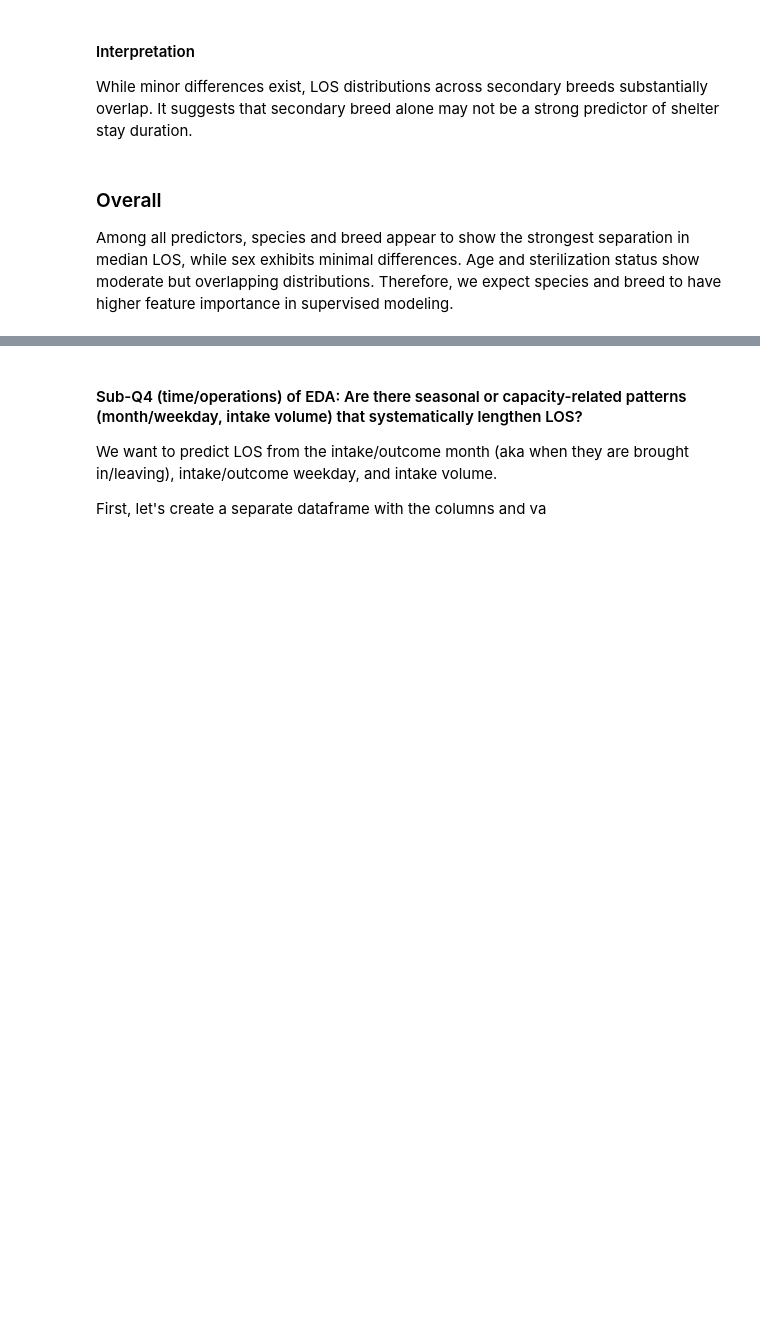
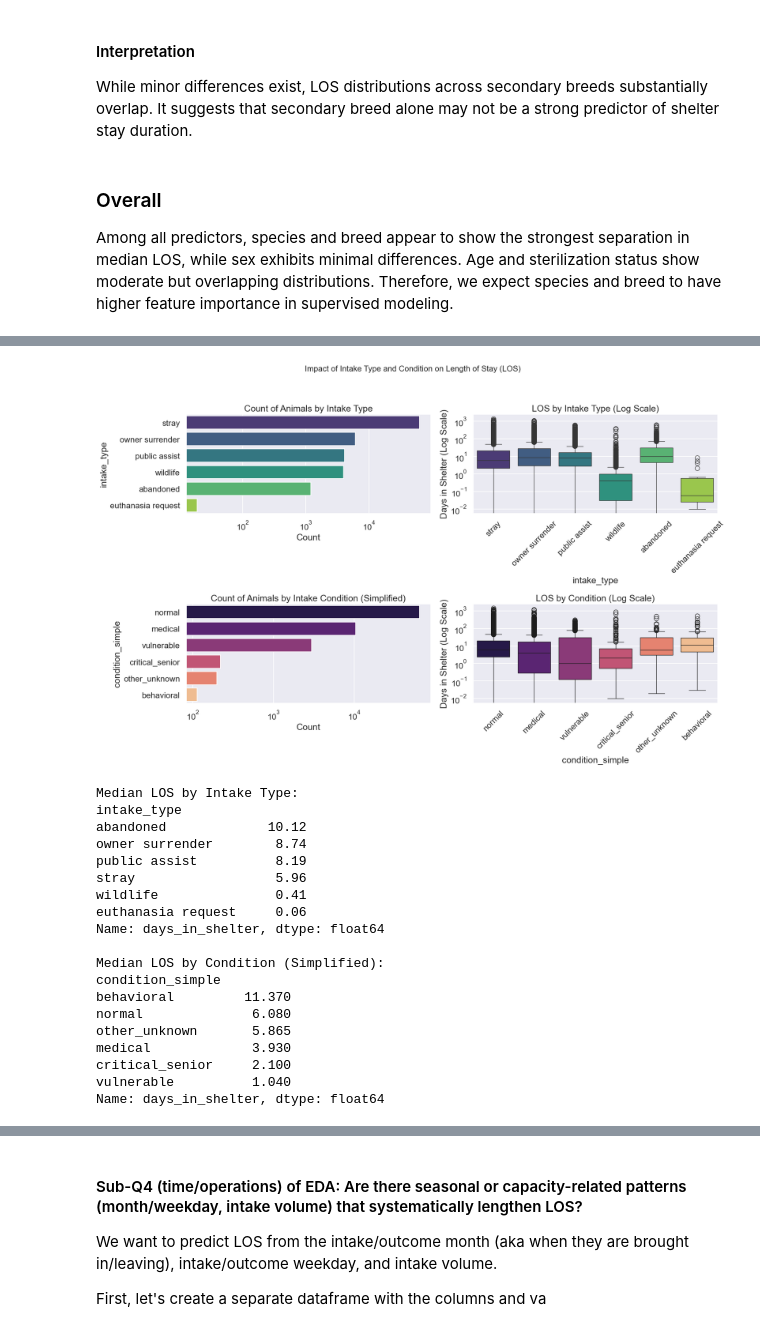
Before and after one commit to COGS108/Group098_WI26, a Jupyter notebook: 02-EDACheckpoint.ipynb, the cells around one changed output, grey strips where cells are left out. Drawn from its saved outputs; the diff is of its cells as text; code cells hidden in the pictures; blank space fills up the shorter version.

```diff
--- a/02-EDACheckpoint.ipynb
+++ b/02-EDACheckpoint.ipynb
@@ -1127,0 +1194,61 @@ Some more words and stuff.  Remember notebooks work best if you interleave the c
+# %%
+# Set up the figure for a 2x2 grid of plots
+fig, axes = plt.subplots(2, 2, figsize=(18, 12))
+fig.suptitle('Impact of Intake Type and Condition on Length of Stay (LOS)', fontsize=16)
+
+# --- Plot 1: Count of Intake Types ---
+sns.countplot(data=df, y='intake_type', ax=axes[0, 0], order=df['intake_type'].value_counts().index, palette='viridis')
+axes[0, 0].set_xscale('log')
+axes[0, 0].set_title('Count of Animals by Intake Type')
+axes[0, 0].set_xlabel('Count')
+
+# --- Plot 2: LOS by Intake Type (Log Scale) ---
+sns.boxplot(data=df, x='intake_type', y='days_in_shelter', ax=axes[0, 1], order=df['intake_type'].value_counts().index, palette='viridis')
+axes[0, 1].set_yscale('log')  # Log scale to handle skew
+axes[0, 1].set_title('LOS by Intake Type (Log Scale)')
+axes[0, 1].set_ylabel('Days in Shelter (Log Scale)')
+axes[0, 1].tick_params(axis='x', rotation=45)
+
+# --- Plot 3: Count of Conditions (Simplified) ---
+sns.countplot(data=df, y='condition_simple', ax=axes[1, 0], order=df['condition_simple'].value_counts().index, palette='magma')
+axes[1, 0].set_xscale('log')
+axes[1, 0].set_title('Count of Animals by Intake Condition (Simplified)')
+axes[1, 0].set_xlabel('Count')
+
+# --- Plot 4: LOS by Condition (Simplified) (Log Scale) ---
+sns.boxplot(data=df, x='condition_simple', y='days_in_shelter', ax=axes[1, 1], order=df['condition_simple'].value_counts().index, palette='magma')
+axes[1, 1].set_yscale('log')
+axes[1, 1].set_title('LOS by Condition (Log Scale)')
+axes[1, 1].set_ylabel('Days in Shelter (Log Scale)')
+axes[1, 1].tick_params(axis='x', rotation=45)
+
+plt.tight_layout(rect=[0, 0.03, 1, 0.95])
+plt.show()
+
+# --- Print Summary Statistics ---
+print("\nMedian LOS by Intake Type:")
+print(df.groupby('intake_type')['days_in_shelter'].median().sort_values(ascending=False))
+
+print("\nMedian LOS by Condition (Simplified):")
+print(df.groupby('condition_simple')['days_in_shelter'].median().sort_values(ascending=False))
+# %% [output]
+[figure, added]
+Median LOS by Intake Type:
+intake_type
+abandoned             10.12
+owner surrender        8.74
+public assist          8.19
+stray                  5.96
+wildlife               0.41
+euthanasia request     0.06
+Name: days_in_shelter, dtype: float64
+
+Median LOS by Condition (Simplified):
+condition_simple
+behavioral         11.370
+normal              6.080
+other_unknown       5.865
+medical             3.930
+critical_senior     2.100
+vulnerable          1.040
+Name: days_in_shelter, dtype: float64
```
Also changed, not shown: parts of 47 cells of this notebook, 1 other file.
